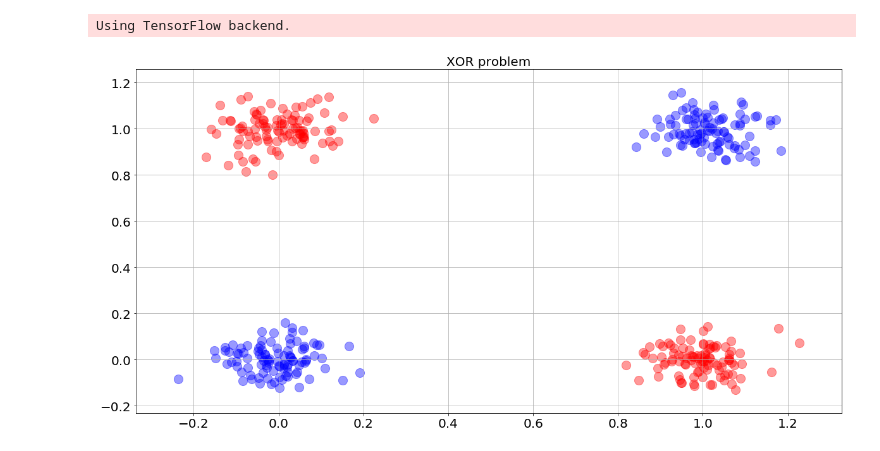
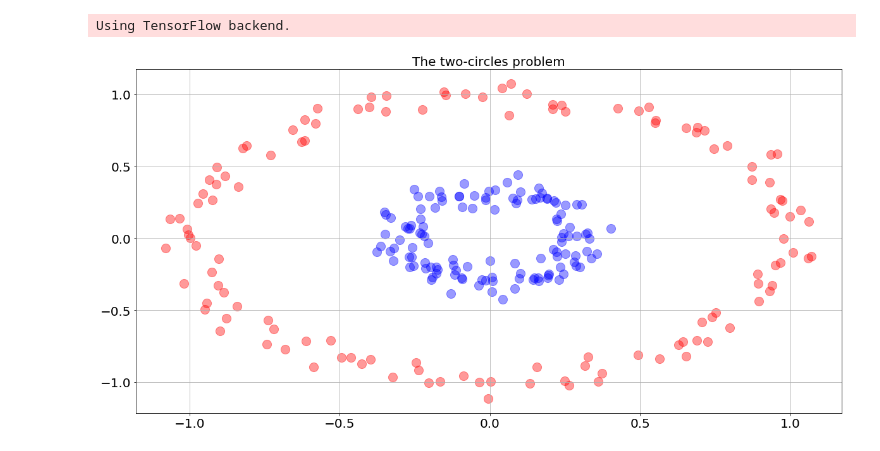
Before and after one commit to naftalic/academicpages.github.io, a Jupyter notebook: _drafts/a.ipynb, the cells around one changed output. Cells and saved outputs as stored; diff of their text form; code cells hidden in the pictures.

```diff
--- a/_drafts/a.ipynb
+++ b/_drafts/a.ipynb
@@ -43,4 +33,0 @@ xor_labels = np.concatenate((np.ones((2*npts)),np.zeros((2*npts))))
-# %%
-plot_data(xor_data, xor_labels,'XOR problem')
-# %% [output]
-[figure, removed]
@@ -47 +38,5 @@ plot_data(xor_data, xor_labels,'XOR problem')
+# %%
+plot_data(X, y,'The two-circles problem')
+# %% [output]
+[figure, added]
 # %%
```
Also changed, not shown: parts of 9 cells of this notebook.
